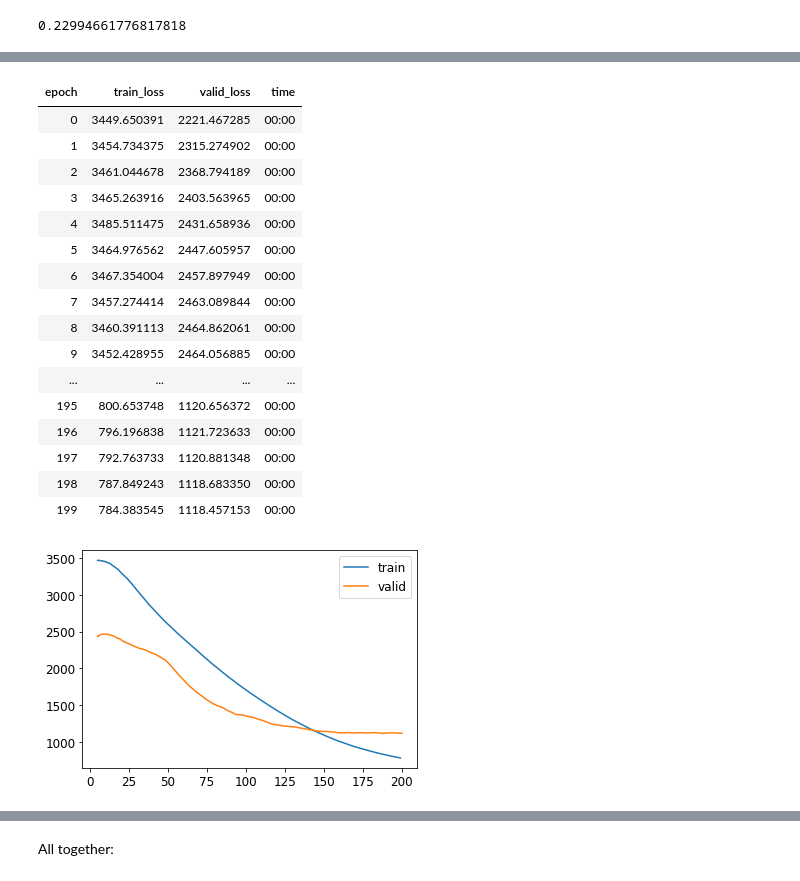
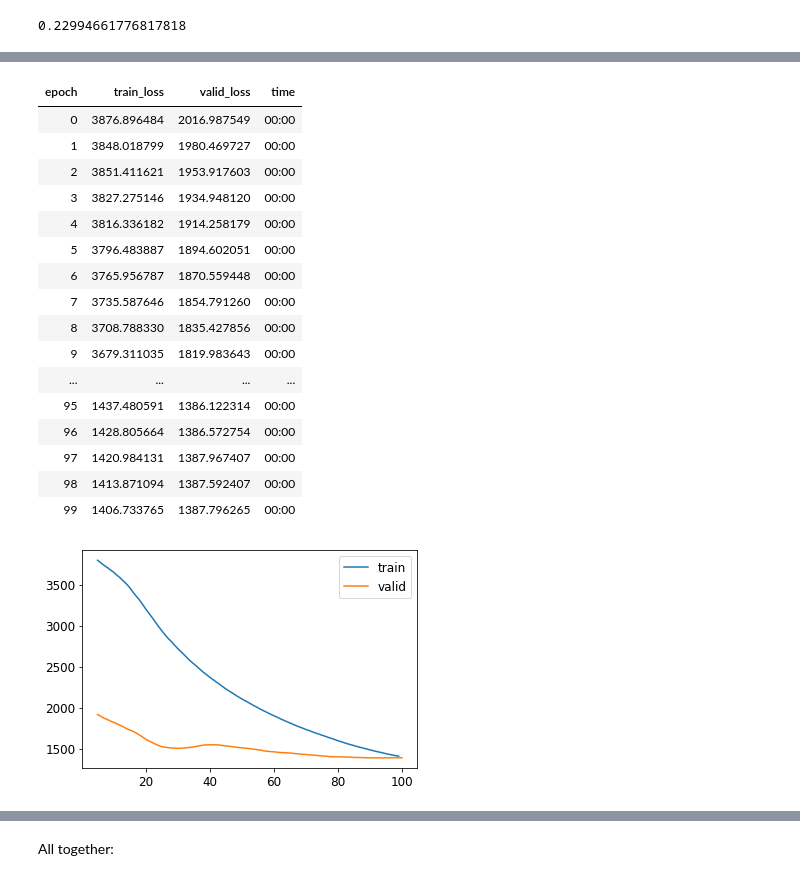
Before and after one commit to edmanft/cat_drug_synergy, a Jupyter notebook: Word_embeddings_colaboratory.ipynb, the cells around one changed output, grey strips where cells are left out. Cells and saved outputs as stored; diff of their text form; code cells hidden in the pictures.

```diff
--- a/Word_embeddings_colaboratory.ipynb
+++ b/Word_embeddings_colaboratory.ipynb
@@ -975,25 +978,25 @@ SuggestedLRs(valley=0.0014454397605732083)
 # %%
-learn.fit_one_cycle(200, 0.001)
+learn.fit_one_cycle(100, 0.001)
 learn.recorder.plot_loss()
 # %% [output]
 | epoch | train_loss | valid_loss | time |
-| 0 | 3449.650391 | 2221.467285 | 00:00 |
-| 1 | 3454.734375 | 2315.274902 | 00:00 |
-| 2 | 3461.044678 | 2368.794189 | 00:00 |
-| 3 | 3465.263916 | 2403.563965 | 00:00 |
-| 4 | 3485.511475 | 2431.658936 | 00:00 |
-| 5 | 3464.976562 | 2447.605957 | 00:00 |
-| 6 | 3467.354004 | 2457.897949 | 00:00 |
-| 7 | 3457.274414 | 2463.089844 | 00:00 |
-| 8 | 3460.391113 | 2464.862061 | 00:00 |
-| 9 | 3452.428955 | 2464.056885 | 00:00 |
+| 0 | 3876.896484 | 2016.987549 | 00:00 |
+| 1 | 3848.018799 | 1980.469727 | 00:00 |
+| 2 | 3851.411621 | 1953.917603 | 00:00 |
+| 3 | 3827.275146 | 1934.948120 | 00:00 |
+| 4 | 3816.336182 | 1914.258179 | 00:00 |
+| 5 | 3796.483887 | 1894.602051 | 00:00 |
+| 6 | 3765.956787 | 1870.559448 | 00:00 |
+| 7 | 3735.587646 | 1854.791260 | 00:00 |
+| 8 | 3708.788330 | 1835.427856 | 00:00 |
+| 9 | 3679.311035 | 1819.983643 | 00:00 |
 | ... | ... | ... | ... |
-| 195 | 800.653748 | 1120.656372 | 00:00 |
-| 196 | 796.196838 | 1121.723633 | 00:00 |
-| 197 | 792.763733 | 1120.881348 | 00:00 |
-| 198 | 787.849243 | 1118.683350 | 00:00 |
-| 199 | 784.383545 | 1118.457153 | 00:00 |
+| 95 | 1437.480591 | 1386.122314 | 00:00 |
+| 96 | 1428.805664 | 1386.572754 | 00:00 |
+| 97 | 1420.984131 | 1387.967407 | 00:00 |
+| 98 | 1413.871094 | 1387.592407 | 00:00 |
+| 99 | 1406.733765 | 1387.796265 | 00:00 |
-[figure, old version]
+[figure, new version]
 # %%
 y_pred_nn, targs = learn.get_preds()
 y_pred_nn = np.asarray(y_pred_nn[:,0])
```
Also changed, not shown: parts of 12 cells of this notebook.
